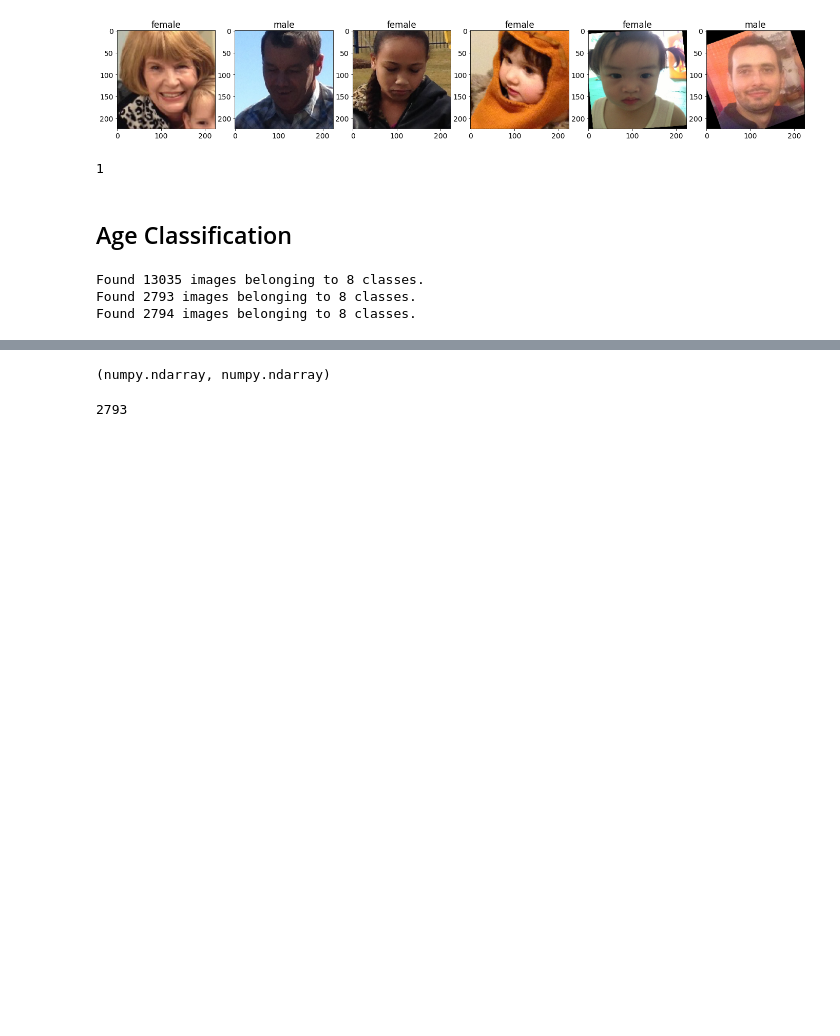
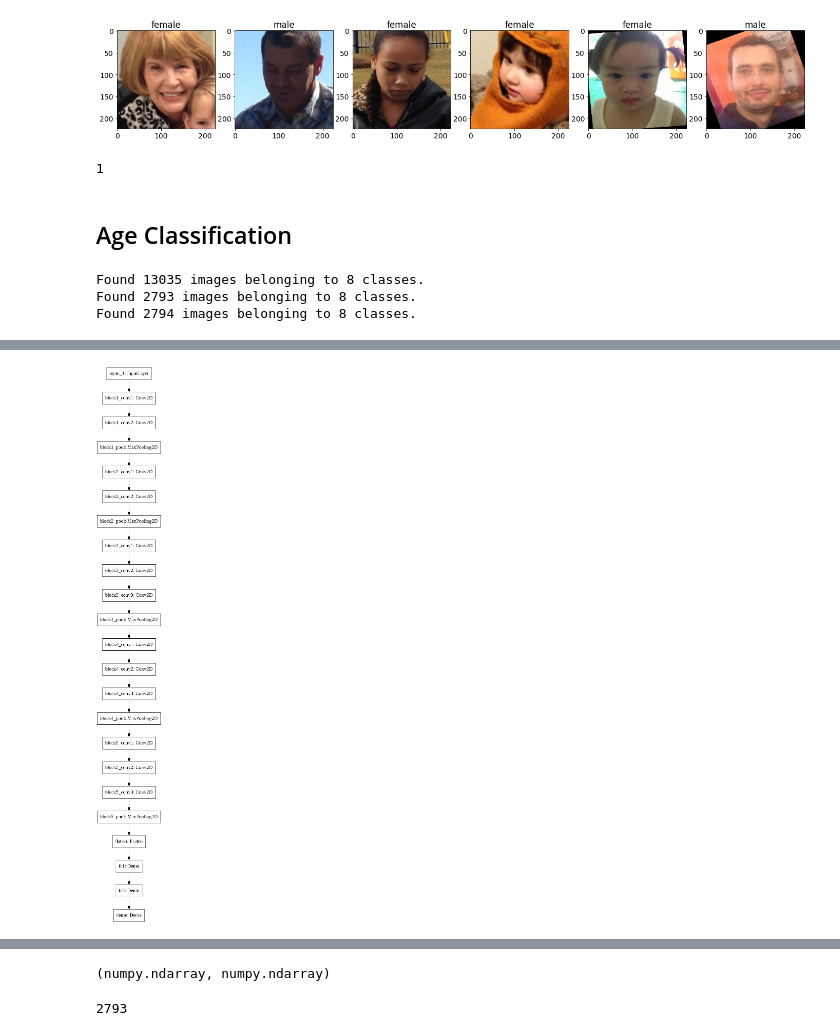
Before and after one commit to gratefullee/AgeGenderClassification, a Jupyter notebook: notebook.ipynb, the cells around one changed output, grey strips where cells are left out. Drawn from its saved outputs; the diff is of its cells as text; code cells hidden in the pictures; blank space fills up the shorter version.

```diff
--- a/notebook.ipynb
+++ b/notebook.ipynb
@@ -235,5 +244,5 @@ Age_Class_Model.compile(
     metrics=['accuracy']
 )
 # %%
-Age_Class_Model.fit(traindata, epochs=10, verbose=1, validation_data=valdata)
+history = Age_Class_Model.fit(traindata, epochs=50, verbose=1, validation_data=valdata)
 # %% [output]
@@ -264,0 +270,4 @@ age = tf.keras.models.load_model('model/age_class.h5')
+# %%
+plot_model(Age_Class_Model)
+# %% [output]
+[figure, added]
```
Also changed, not shown: parts of 17 cells of this notebook.
